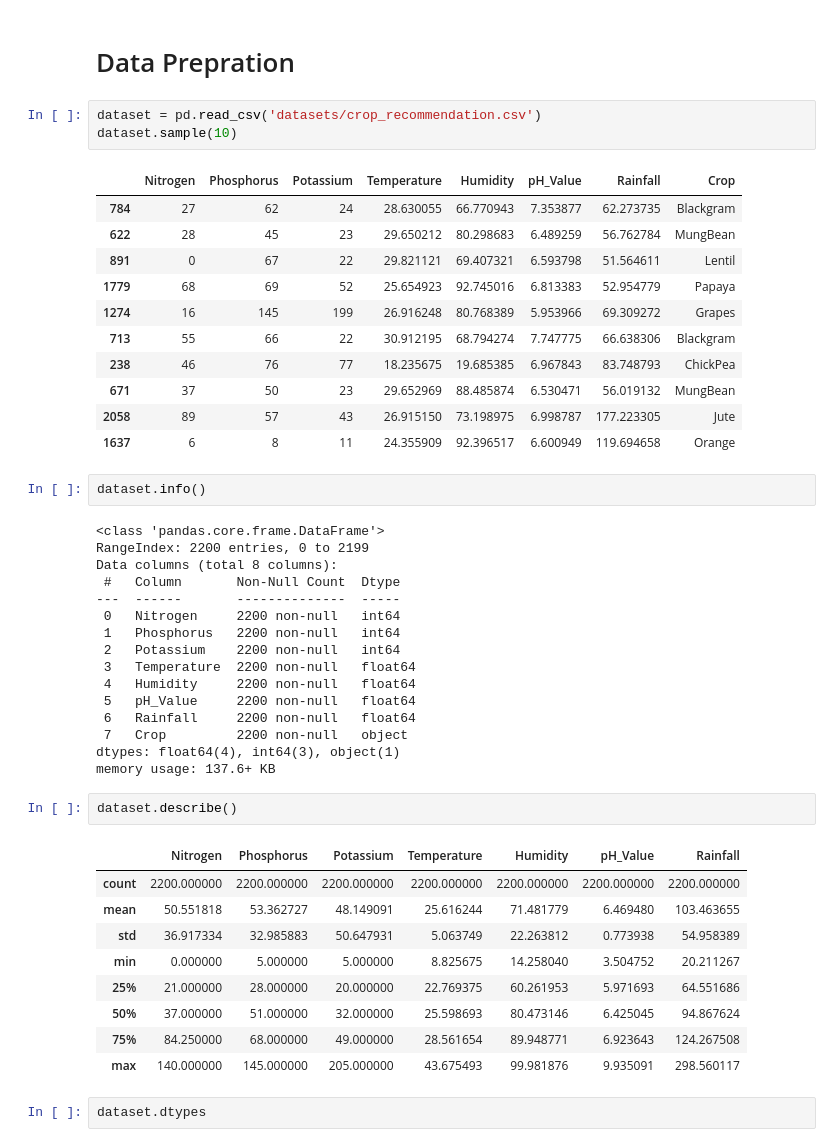
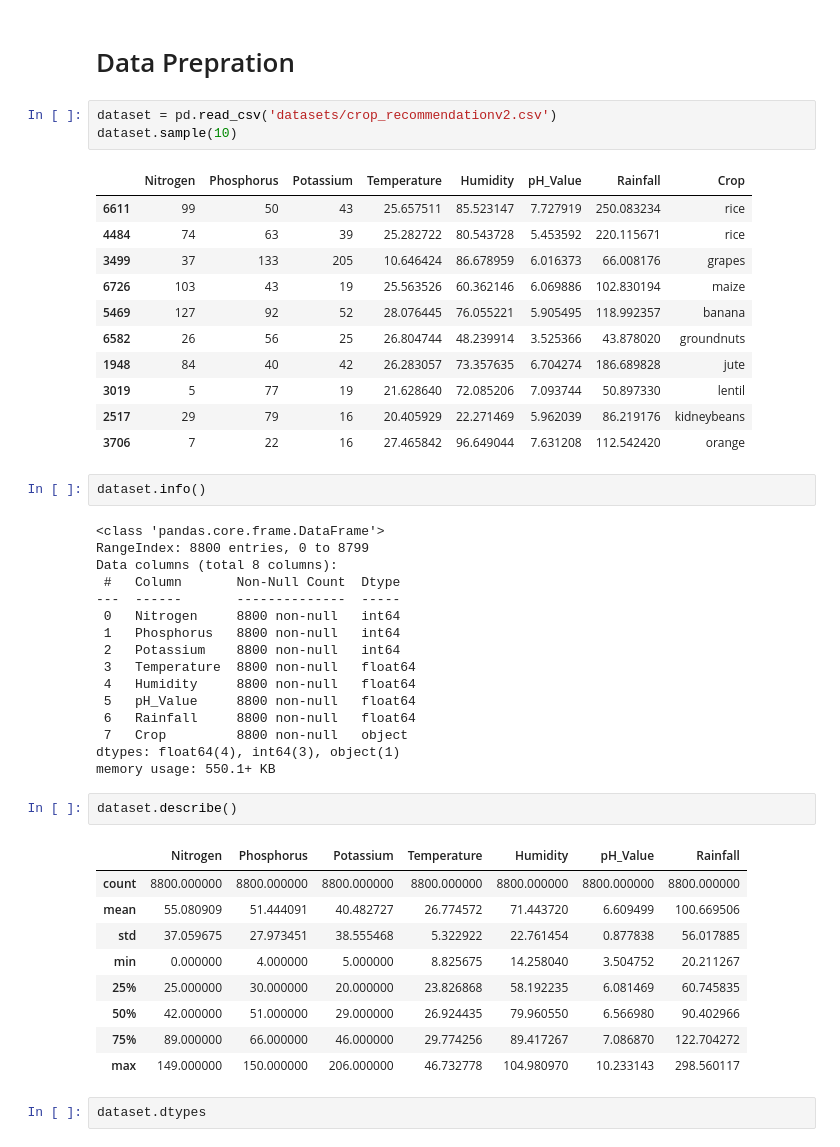
Before and after one commit to theduke8777/isf2final, a Jupyter notebook: cropy_KerasClassifer.ipynb, the cells around one changed output. Cells and saved outputs as stored; diff of their text form.

```diff
--- a/cropy_KerasClassifer.ipynb
+++ b/cropy_KerasClassifer.ipynb
@@ -15,50 +17,50 @@ import pickle
 # %% [markdown]
 <h1>Data Prepration</h1>
 # %%
-dataset = pd.read_csv('datasets/crop_recommendation.csv')
+dataset = pd.read_csv('datasets/crop_recommendationv2.csv')
 dataset.sample(10)
 # %% [output]
 |  | Nitrogen | Phosphorus | Potassium | Temperature | Humidity | pH_Value | Rainfall | Crop |
-| 784 | 27 | 62 | 24 | 28.630055 | 66.770943 | 7.353877 | 62.273735 | Blackgram |
-| 622 | 28 | 45 | 23 | 29.650212 | 80.298683 | 6.489259 | 56.762784 | MungBean |
-| 891 | 0 | 67 | 22 | 29.821121 | 69.407321 | 6.593798 | 51.564611 | Lentil |
-| 1779 | 68 | 69 | 52 | 25.654923 | 92.745016 | 6.813383 | 52.954779 | Papaya |
-| 1274 | 16 | 145 | 199 | 26.916248 | 80.768389 | 5.953966 | 69.309272 | Grapes |
-| 713 | 55 | 66 | 22 | 30.912195 | 68.794274 | 7.747775 | 66.638306 | Blackgram |
-| 238 | 46 | 76 | 77 | 18.235675 | 19.685385 | 6.967843 | 83.748793 | ChickPea |
-| 671 | 37 | 50 | 23 | 29.652969 | 88.485874 | 6.530471 | 56.019132 | MungBean |
-| 2058 | 89 | 57 | 43 | 26.915150 | 73.198975 | 6.998787 | 177.223305 | Jute |
-| 1637 | 6 | 8 | 11 | 24.355909 | 92.396517 | 6.600949 | 119.694658 | Orange |
+| 6611 | 99 | 50 | 43 | 25.657511 | 85.523147 | 7.727919 | 250.083234 | rice |
+| 4484 | 74 | 63 | 39 | 25.282722 | 80.543728 | 5.453592 | 220.115671 | rice |
+| 3499 | 37 | 133 | 205 | 10.646424 | 86.678959 | 6.016373 | 66.008176 | grapes |
+| 6726 | 103 | 43 | 19 | 25.563526 | 60.362146 | 6.069886 | 102.830194 | maize |
+| 5469 | 127 | 92 | 52 | 28.076445 | 76.055221 | 5.905495 | 118.992357 | banana |
+| 6582 | 26 | 56 | 25 | 26.804744 | 48.239914 | 3.525366 | 43.878020 | groundnuts |
+| 1948 | 84 | 40 | 42 | 26.283057 | 73.357635 | 6.704274 | 186.689828 | jute |
+| 3019 | 5 | 77 | 19 | 21.628640 | 72.085206 | 7.093744 | 50.897330 | lentil |
+| 2517 | 29 | 79 | 16 | 20.405929 | 22.271469 | 5.962039 | 86.219176 | kidneybeans |
+| 3706 | 7 | 22 | 16 | 27.465842 | 96.649044 | 7.631208 | 112.542420 | orange |
 # %%
 dataset.info()
 # %% [output]
 <class 'pandas.core.frame.DataFrame'>
-RangeIndex: 2200 entries, 0 to 2199
+RangeIndex: 8800 entries, 0 to 8799
 Data columns (total 8 columns):
  #   Column       Non-Null Count  Dtype
 ---  ------       --------------  -----
- 0   Nitrogen     2200 non-null   int64
- 1   Phosphorus   2200 non-null   int64
- 2   Potassium    2200 non-null   int64
- 3   Temperature  2200 non-null   float64
- 4   Humidity     2200 non-null   float64
- 5   pH_Value     2200 non-null   float64
- 6   Rainfall     2200 non-null   float64
- 7   Crop         2200 non-null   object
+ 0   Nitrogen     8800 non-null   int64
+ 1   Phosphorus   8800 non-null   int64
+ 2   Potassium    8800 non-null   int64
+ 3   Temperature  8800 non-null   float64
+ 4   Humidity     8800 non-null   float64
+ 5   pH_Value     8800 non-null   float64
+ 6   Rainfall     8800 non-null   float64
+ 7   Crop         8800 non-null   object
 dtypes: float64(4), int64(3), object(1)
-memory usage: 137.6+ KB
+memory usage: 550.1+ KB
 # %%
 dataset.describe()
 # %% [output]
 |  | Nitrogen | Phosphorus | Potassium | Temperature | Humidity | pH_Value | Rainfall |
-| count | 2200.000000 | 2200.000000 | 2200.000000 | 2200.000000 | 2200.000000 | 2200.000000 | 2200.000000 |
-| mean | 50.551818 | 53.362727 | 48.149091 | 25.616244 | 71.481779 | 6.469480 | 103.463655 |
-| std | 36.917334 | 32.985883 | 50.647931 | 5.063749 | 22.263812 | 0.773938 | 54.958389 |
-| min | 0.000000 | 5.000000 | 5.000000 | 8.825675 | 14.258040 | 3.504752 | 20.211267 |
-| 25% | 21.000000 | 28.000000 | 20.000000 | 22.769375 | 60.261953 | 5.971693 | 64.551686 |
-| 50% | 37.000000 | 51.000000 | 32.000000 | 25.598693 | 80.473146 | 6.425045 | 94.867624 |
-| 75% | 84.250000 | 68.000000 | 49.000000 | 28.561654 | 89.948771 | 6.923643 | 124.267508 |
-| max | 140.000000 | 145.000000 | 205.000000 | 43.675493 | 99.981876 | 9.935091 | 298.560117 |
+| count | 8800.000000 | 8800.000000 | 8800.000000 | 8800.000000 | 8800.000000 | 8800.000000 | 8800.000000 |
+| mean | 55.080909 | 51.444091 | 40.482727 | 26.774572 | 71.443720 | 6.609499 | 100.669506 |
+| std | 37.059675 | 27.973451 | 38.555468 | 5.322922 | 22.761454 | 0.877838 | 56.017885 |
+| min | 0.000000 | 4.000000 | 5.000000 | 8.825675 | 14.258040 | 3.504752 | 20.211267 |
+| 25% | 25.000000 | 30.000000 | 20.000000 | 23.826868 | 58.192235 | 6.081469 | 60.745835 |
+| 50% | 42.000000 | 51.000000 | 29.000000 | 26.924435 | 79.960550 | 6.566980 | 90.402966 |
+| 75% | 89.000000 | 66.000000 | 46.000000 | 29.774256 | 89.417267 | 7.086870 | 122.704272 |
+| max | 149.000000 | 150.000000 | 206.000000 | 46.732778 | 104.980970 | 10.233143 | 298.560117 |
 # %%
 dataset.dtypes
 # %% [output]
```
Also changed, not shown: parts of 11 cells of this notebook, 3 other files.
